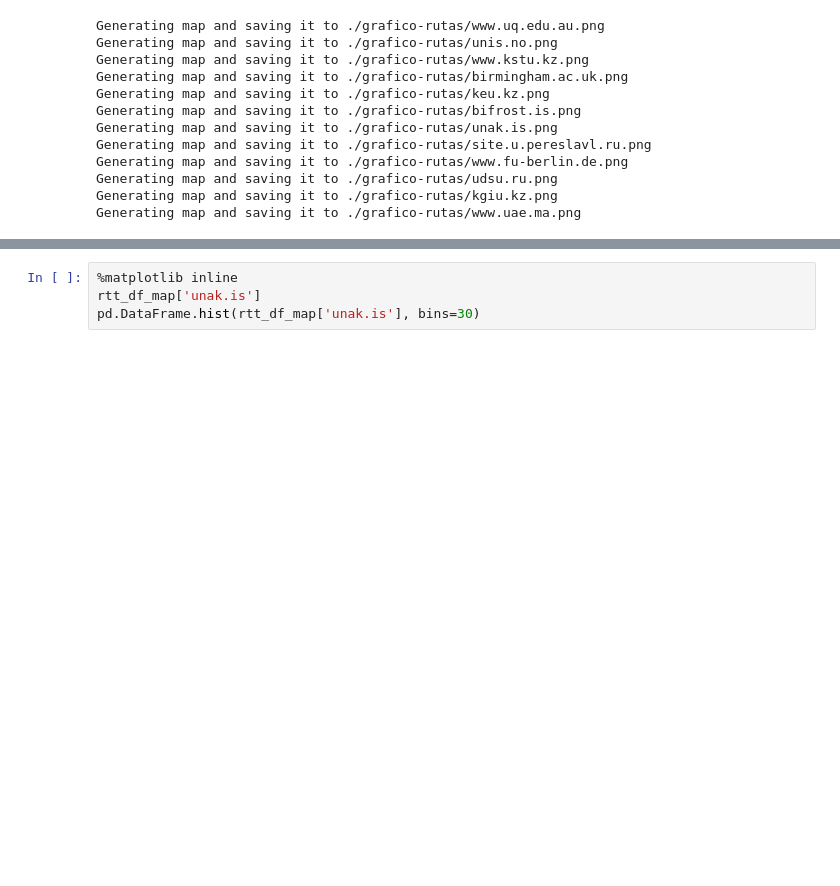
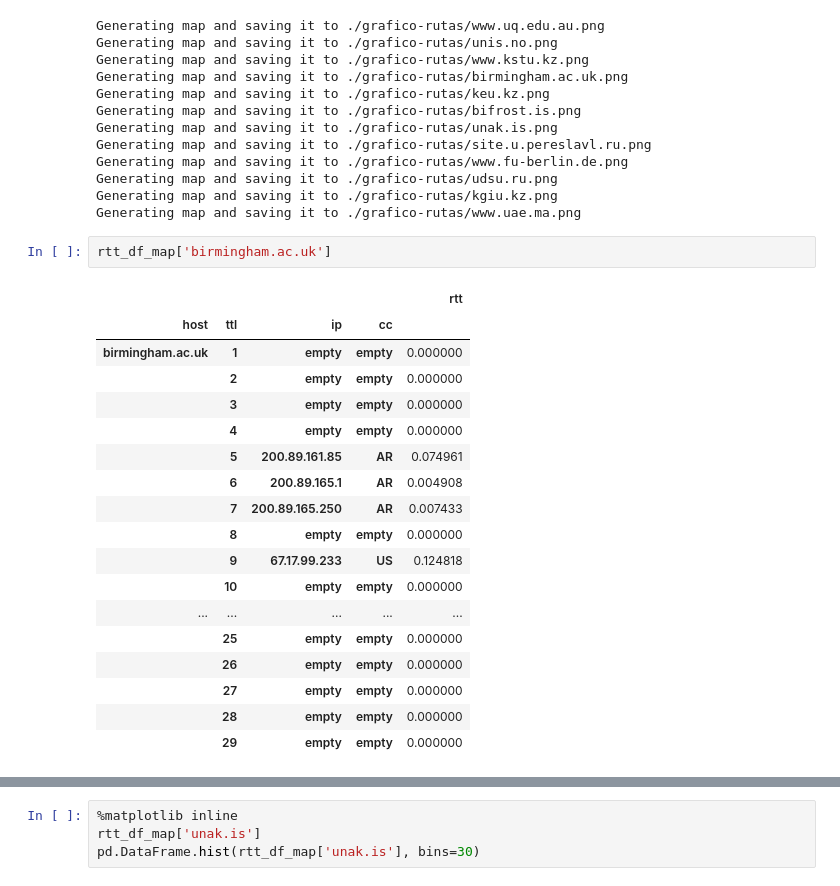
Before and after one commit to calasius/redes, a Jupyter notebook: tp2/calculate_route_outliers.ipynb, the cells around one changed output, grey strips where cells are left out. Drawn from its saved outputs; the diff is of its cells as text; blank space fills up the shorter version.

```diff
--- a/tp2/calculate_route_outliers.ipynb
+++ b/tp2/calculate_route_outliers.ipynb
@@ -287,3 +287,24 @@ Generating map and saving it to ./grafico-rutas/www.fu-berlin.de.png
 Generating map and saving it to ./grafico-rutas/udsu.ru.png
 Generating map and saving it to ./grafico-rutas/kgiu.kz.png
 Generating map and saving it to ./grafico-rutas/www.uae.ma.png
+# %%
+rtt_df_map['birmingham.ac.uk']
+# %% [output]
+|  |  |  |  | rtt |
+| host | ttl | ip | cc |  |
+| birmingham.ac.uk | 1 | empty | empty | 0.000000 |
+|  | 2 | empty | empty | 0.000000 |
+|  | 3 | empty | empty | 0.000000 |
+|  | 4 | empty | empty | 0.000000 |
+|  | 5 | 200.89.161.85 | AR | 0.074961 |
+|  | 6 | 200.89.165.1 | AR | 0.004908 |
+|  | 7 | 200.89.165.250 | AR | 0.007433 |
+|  | 8 | empty | empty | 0.000000 |
+|  | 9 | 67.17.99.233 | US | 0.124818 |
+|  | 10 | empty | empty | 0.000000 |
+| ... | ... | ... | ... | ... |
+|  | 25 | empty | empty | 0.000000 |
+|  | 26 | empty | empty | 0.000000 |
+|  | 27 | empty | empty | 0.000000 |
+|  | 28 | empty | empty | 0.000000 |
+|  | 29 | empty | empty | 0.000000 |
```
Also changed, not shown: parts of 11 cells of this notebook, 25 other files.
